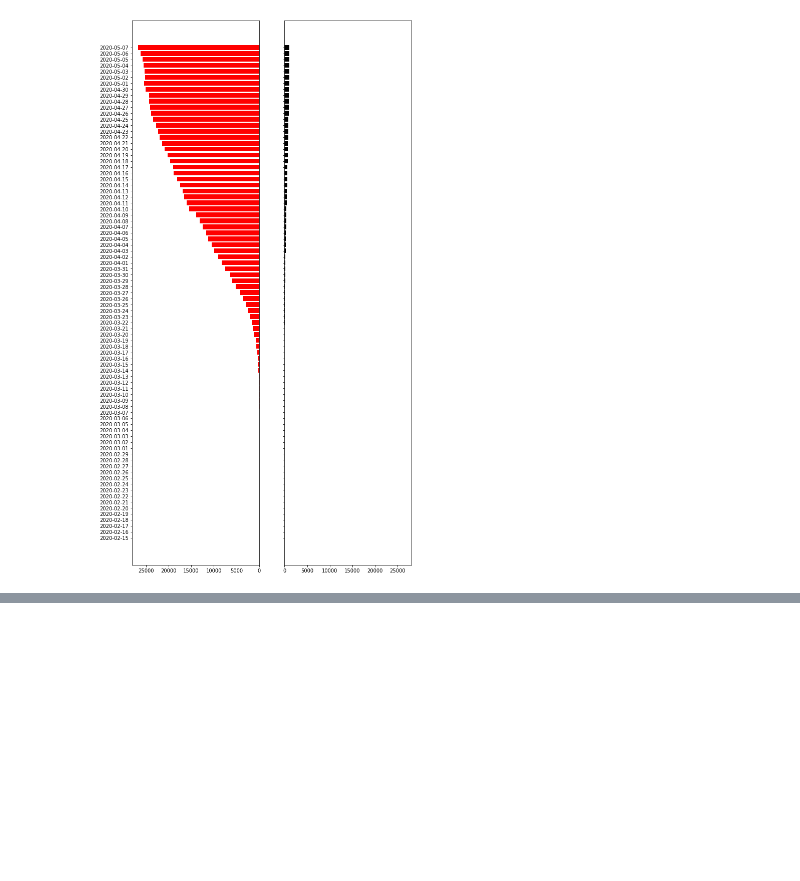
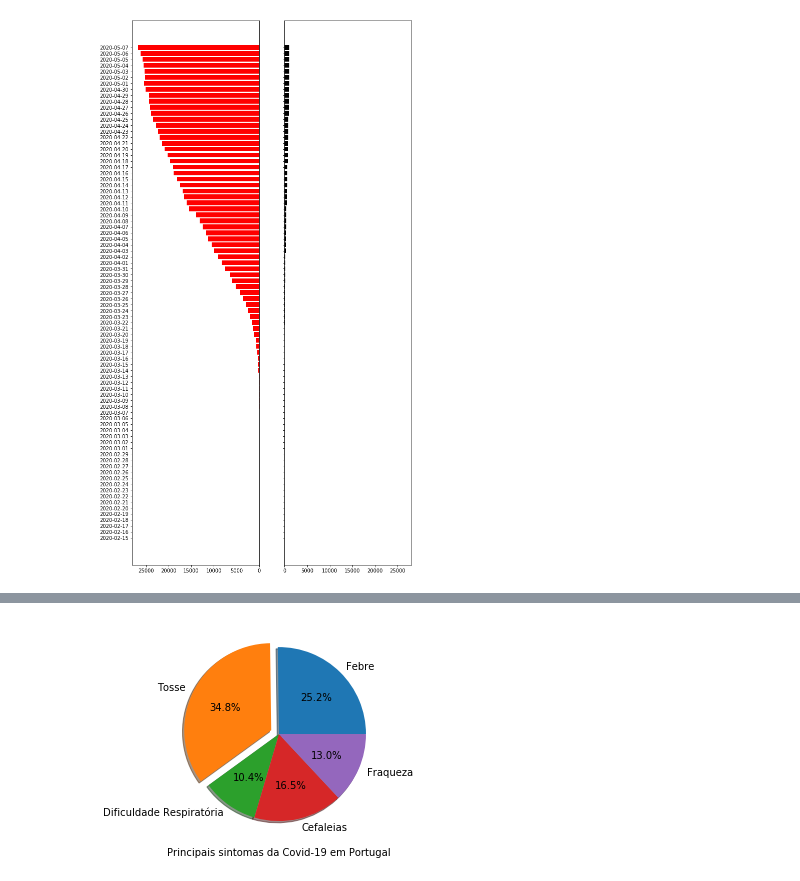
Before and after one commit to rafapsm/epidemiologia, a Jupyter notebook: Projeto_Covid19/notebooks/Stats.ipynb, the cells around one changed output, grey strips where cells are left out. Drawn from its saved outputs; the diff is of its cells as text; code cells hidden in the pictures; blank space fills up the shorter version.

```diff
--- a/Projeto_Covid19/notebooks/Stats.ipynb
+++ b/Projeto_Covid19/notebooks/Stats.ipynb
@@ -218,0 +215,23 @@ KeyError: '2020-02-15'
+# %%
+recente = confirmados.sort_values(by=['date'], ascending=False).head(1)['date'].values
+recente[0]
+
+febre = confirmados.filter(regex=("sintoma_febre"))[ confirmados.date == recente[0] ].values
+tosse = confirmados.filter(regex=("sintoma_tosse"))[ confirmados.date == recente[0] ].values
+respiracao = confirmados.filter(regex=("sintoma_respiratoria"))[ confirmados.date == recente[0] ].values
+cefaleia = confirmados.filter(regex=("sintoma_cefaleia"))[ confirmados.date == recente[0] ].values
+fraqueza = confirmados.filter(regex=("sintoma_fraqueza"))[ confirmados.date == recente[0] ].values
+
+colunas = 'Febre', 'Tosse', 'Dificuldade Respiratória', 'Cefaleias', 'Fraqueza'
+
+valores = [febre, tosse, respiracao, cefaleia, fraqueza]
+
+explode = (0, 0.1, 0, 0, 0)
+
+plt.pie(valores, explode=explode, labels=colunas, shadow=True, autopct='%1.1f%%')
+
+plt.xlabel("Principais sintomas da Covid-19 em Portugal")
+
+plt.savefig('stats/sintomas.png', dpi=200)
+# %% [output]
+[figure, added]
```
Also changed, not shown: parts of 1 cell of this notebook, 2 other files.
